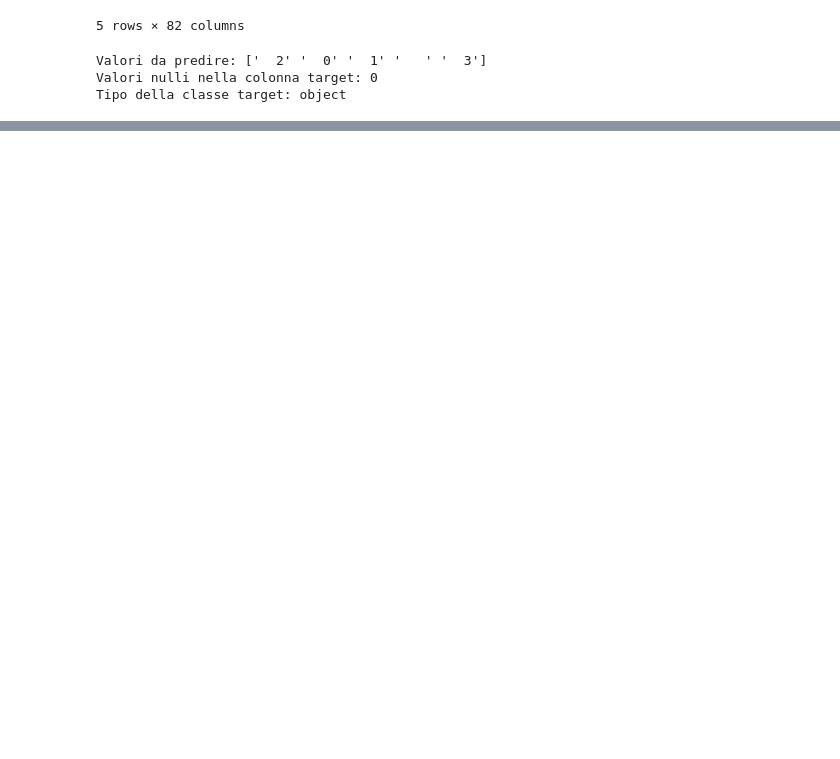
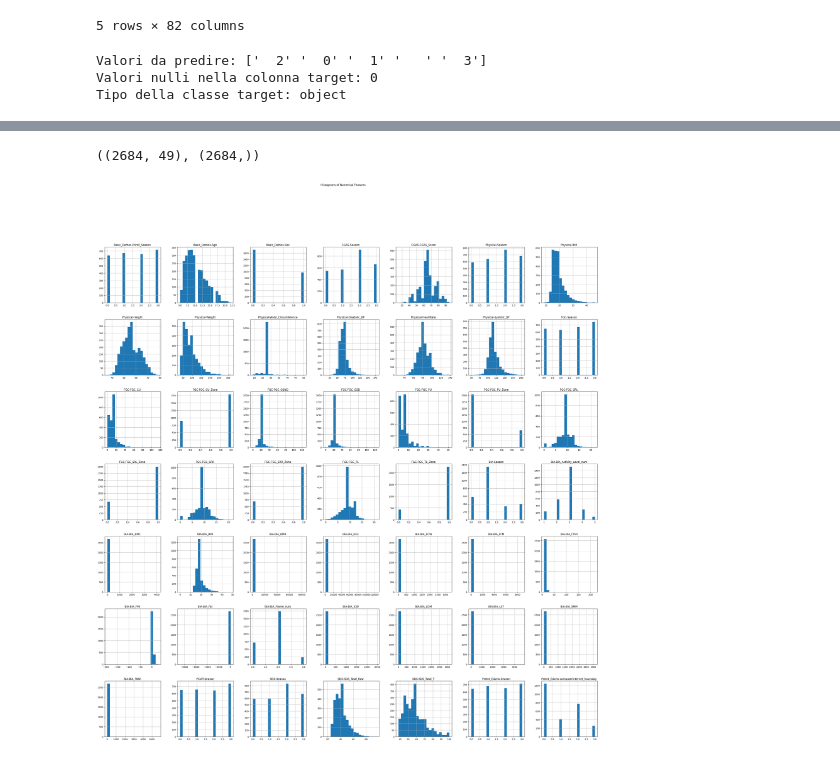
Before and after one commit to Gabri03ele/Child_Mind_Institute, a Jupyter notebook: main.ipynb, the cells around one changed output, grey strips where cells are left out. Drawn from its saved outputs; the diff is of its cells as text; code cells hidden in the pictures; blank space fills up the shorter version.

```diff
--- a/main.ipynb
+++ b/main.ipynb
@@ -436,0 +63,5 @@ Test Accuracy: 0.6033519553072626
+# %%
+# Sostituisco tutti i valori nulli nel dataset, che sono spazi "   ", con NaN
+for col in df.select_dtypes(include=['object']).columns:
+    df[col] = df[col].str.strip()
+    df[col] = df[col].replace(r'^\s*$', np.nan, regex=True)
@@ -436,0 +102,23 @@ Test Accuracy: 0.6033519553072626
+# %%
+# Elimino le colonne che hanno più del 40% di valori mancanti e che non sono molto correlate con la variabile target
+missing_threshold = 0.4
+
+missing_percentage = df.isnull().mean()
+
+columns_to_drop = missing_percentage[missing_percentage > missing_threshold].index
+# df = df.drop(columns=columns_to_drop)
+
+print(f"Columns dropped: {list(columns_to_drop)}")
+
+correlation_with_target = df[columns_to_drop].corrwith(df['sii']).abs().sort_values(ascending=False)
+
+print("Correlation of high-missing features with target:")
+print(correlation_with_target)
+
+high_corr_features = correlation_with_target[correlation_with_target > 0.10].index
+columns_to_really_drop = set(columns_to_drop) - set(high_corr_features)
+
+print(f"Columns actually dropped: {list(columns_to_really_drop)}")
+print(f"Columns retained due to correlation: {list(high_corr_features)}")
+
+df = df.drop(columns=columns_to_really_drop)
@@ -436,0 +144,5 @@ Test Accuracy: 0.6033519553072626
+# %%
+for col in df.columns:
+   df[col].fillna(round(df[col].mean()), inplace=True)
+
+df = df.round(2)
@@ -436,0 +156,16 @@ Test Accuracy: 0.6033519553072626
+# %%
+# la colonna sii è derivata direttamente dalle colonne PCIAT-PCIAT_* -> non possiamo tenerle in considerazione
+X = df.drop(columns=['sii'] + [col for col in df.columns if col.startswith('PCIAT-PCIAT')])
+y = df['sii']
+X.shape, y.shape
+# %% [output]
+((2684, 49), (2684,))
+# %%
+# Visualizzo le varibili usando gli istogrammi
+import matplotlib.pyplot as plt
+
+X.hist(bins=20, figsize=(40, 40))
+plt.suptitle("Histograms of Numerical Features")
+plt.show()
+# %% [output]
+[figure, added]
```
Also changed, not shown: parts of 68 cells of this notebook.
